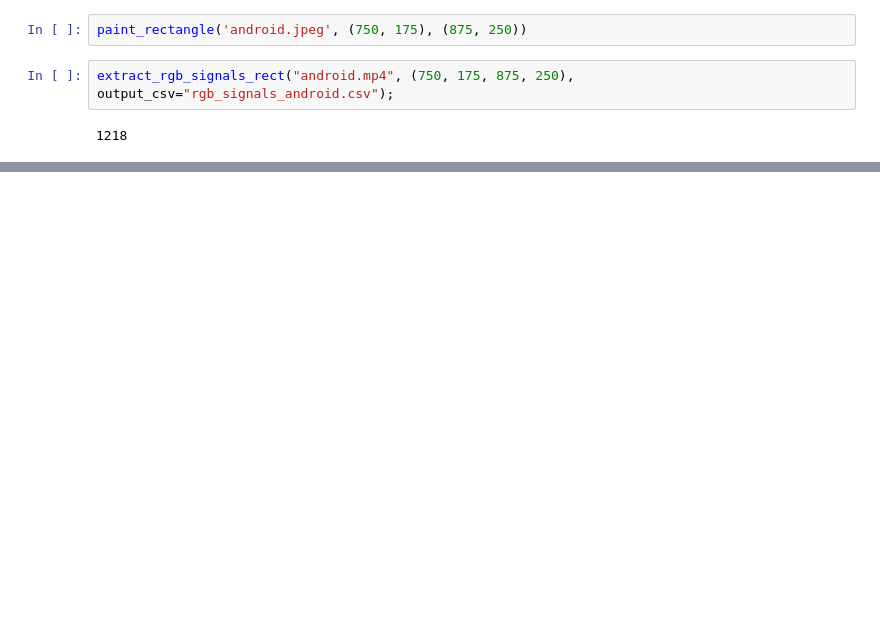
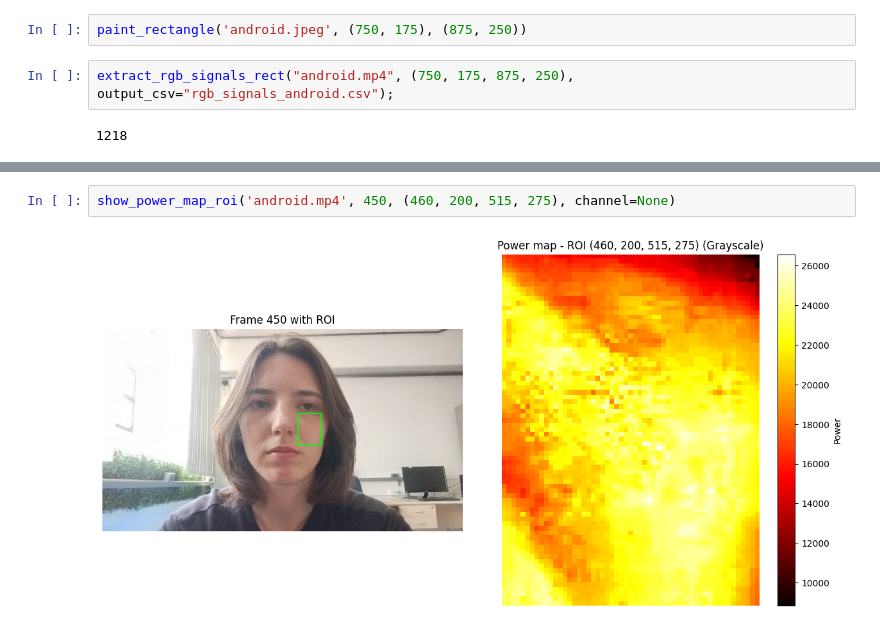
Before and after one commit to sophia-celine/rPPG, a Jupyter notebook: initial_tests/rPPGrough.ipynb, the cells around one changed output, grey strips where cells are left out. Saved outputs shown, nothing was run; the diff lists cells and outputs as text; blank space fills up the shorter version.

```diff
--- a/initial_tests/rPPGrough.ipynb
+++ b/initial_tests/rPPGrough.ipynb
@@ -265,0 +305,4 @@ plot_rgb_spectrograms(pd.read_csv('rgb_signals_android.csv'))
+# %%
+show_power_map_roi('android.mp4', 450, (460, 200, 515, 275), channel=None)
+# %% [output]
+[figure, added]
```
Also changed, not shown: parts of 12 cells of this notebook, 3 other files.
